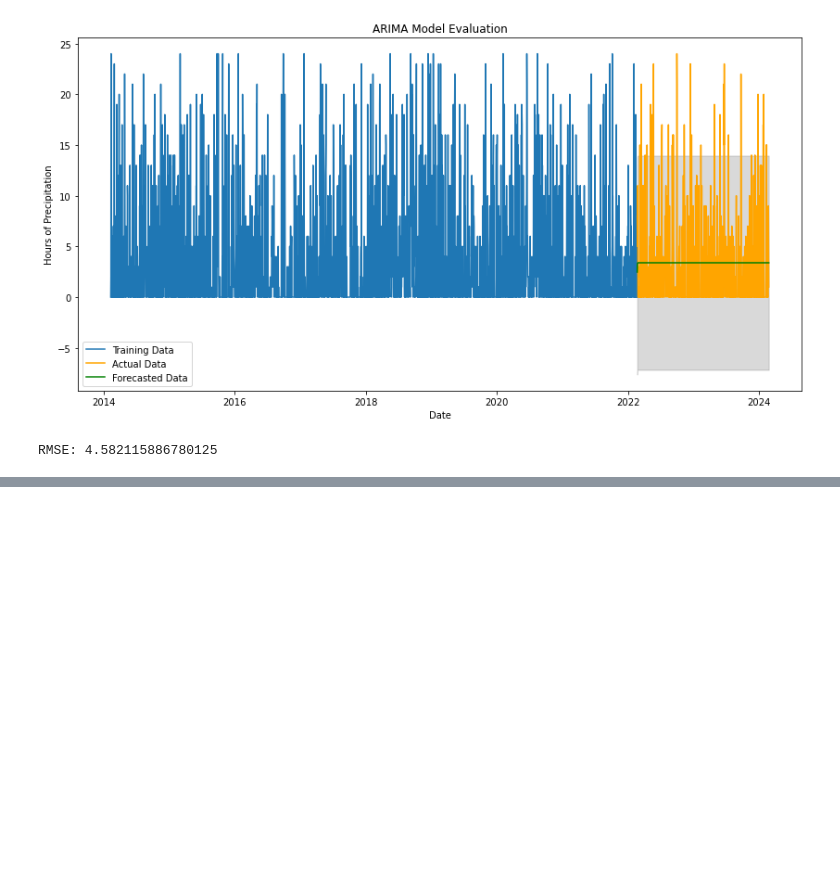
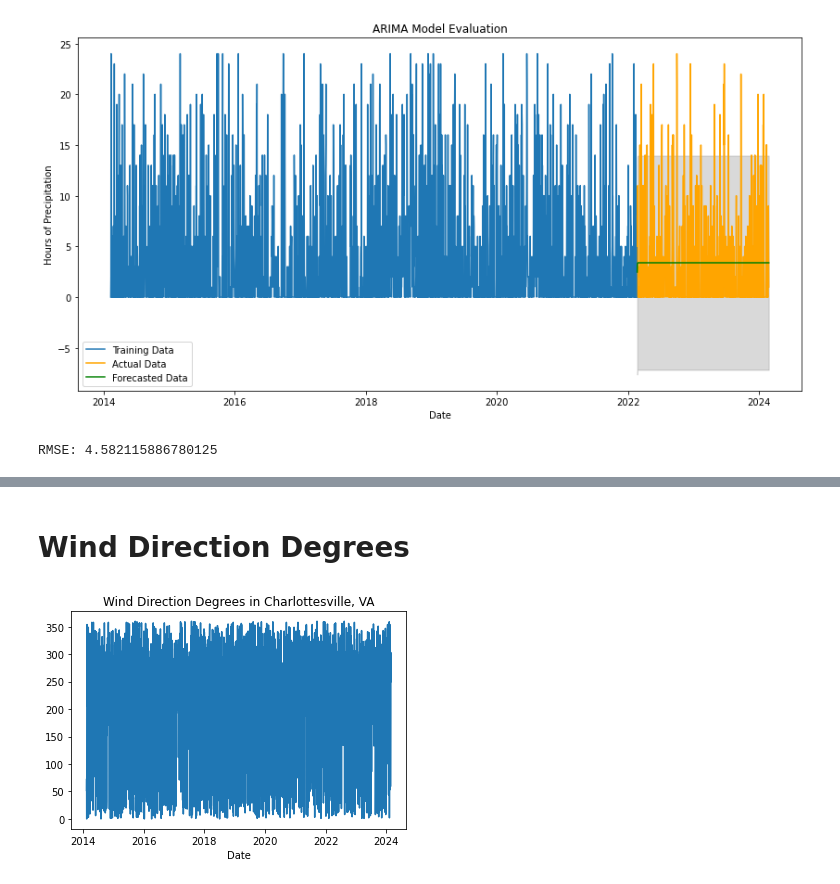
Before and after one commit to juliamuratore/Project2-DS-4002, a Jupyter notebook: SCRIPTS/Project_2_time_series.ipynb, the cells around one changed output, grey strips where cells are left out. Cells and saved outputs as stored; diff of their text form; code cells hidden in the pictures; blank space fills up the shorter version.

```diff
--- a/SCRIPTS/Project_2_time_series.ipynb
+++ b/SCRIPTS/Project_2_time_series.ipynb
@@ -466,0 +531,11 @@ RMSE: 4.582115886780125
+# %% [markdown]
+# Wind Direction Degrees
+# %%
+# Plot the time series
+plt.plot(data['wind_direction_deg'])
+plt.title('Wind Direction Degrees in Charlottesville, VA')
+plt.xlabel('Date')
+plt.ylabel('')
+plt.show()
+# %% [output]
+[figure, added]
```
Also changed, not shown: parts of 10 cells of this notebook.
